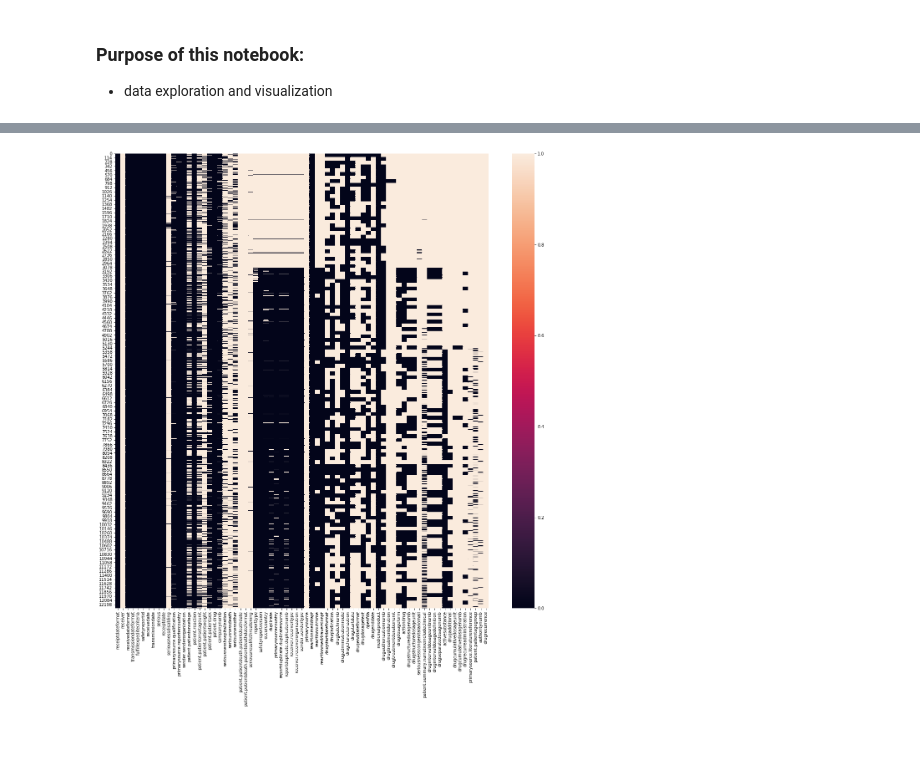
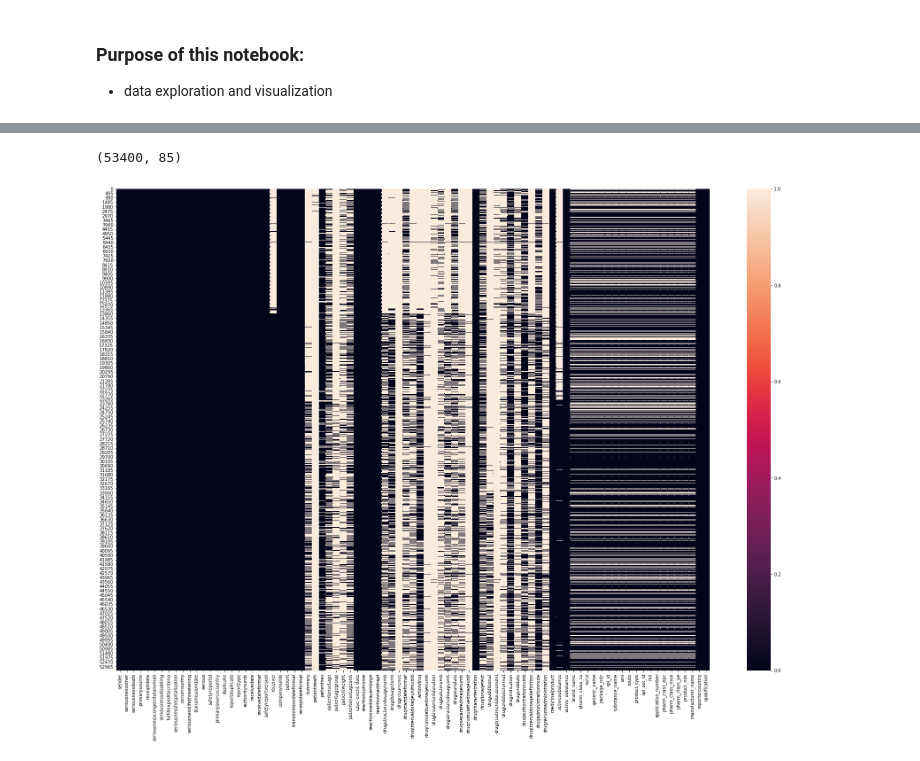
Before and after one commit to samimath/openFDA, a Jupyter notebook: eda.ipynb, the cells around one changed output, grey strips where cells are left out. Saved outputs shown, nothing was run; the diff lists cells and outputs as text; code cells hidden in the pictures.

```diff
--- a/eda.ipynb
+++ b/eda.ipynb
@@ -25,2 +29,2 @@ pd.set_option("display.max_rows", 100)
 # %%
-data = pd.read_csv('drug_event_sample.csv');
+data = pd.read_csv('openFDA_data/data/combined_weekly_sample_20200514.csv');
@@ -27,10 +37,14 @@ data = pd.read_csv('drug_event_sample.csv');
+# %%
+data.shape
+# %% [output]
+(53400, 85)
 # %%
-plt.figure(figsize=(20,20))
+plt.figure(figsize=(30,20))
 missing_data_count = sns.heatmap(data.isnull(), cbar = True)
 #sns.barplot(data_var)
-#missing_data_count. savefig("missing_data_count.png")
+missing_data_count. savefig("missing_data_count.png")
 # %% [output]
-[figure, old version]
+[figure, new version]
 # %%
 missing_df = data.isnull()
 
```
Also changed, not shown: parts of 21 cells of this notebook, 1 other file.
